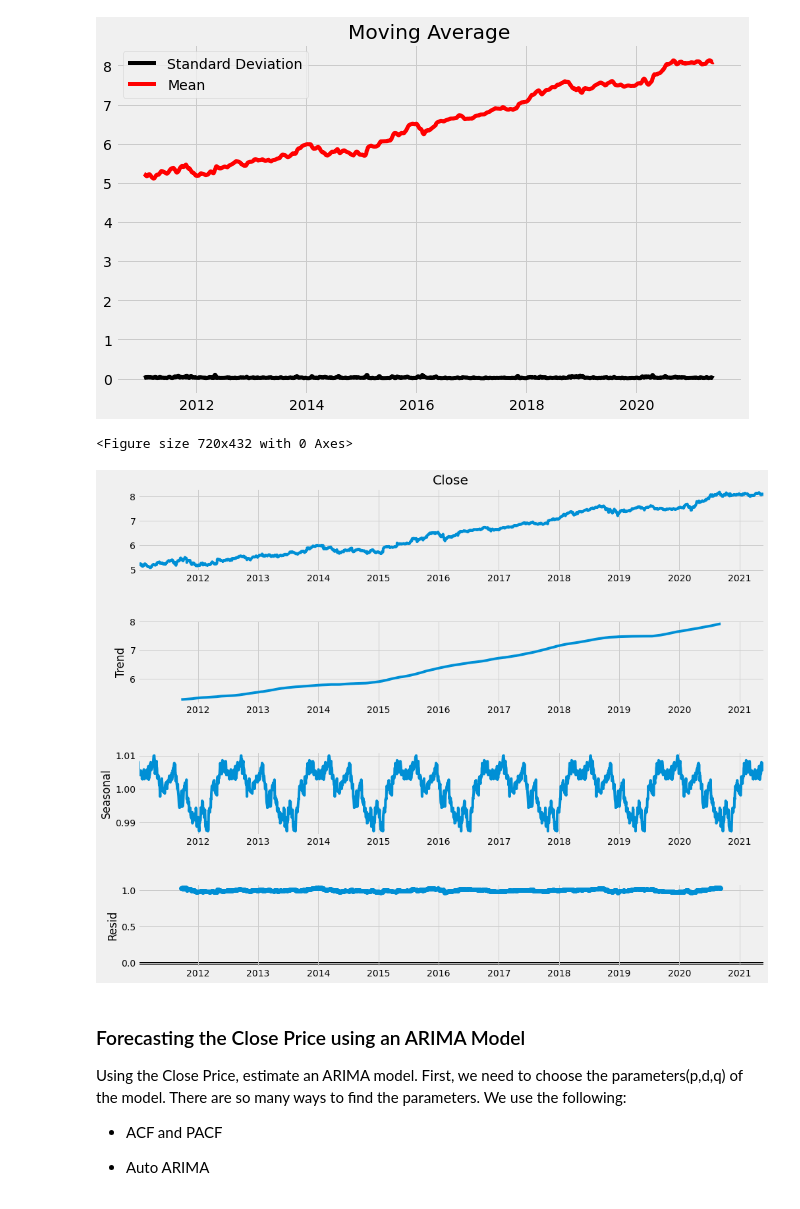
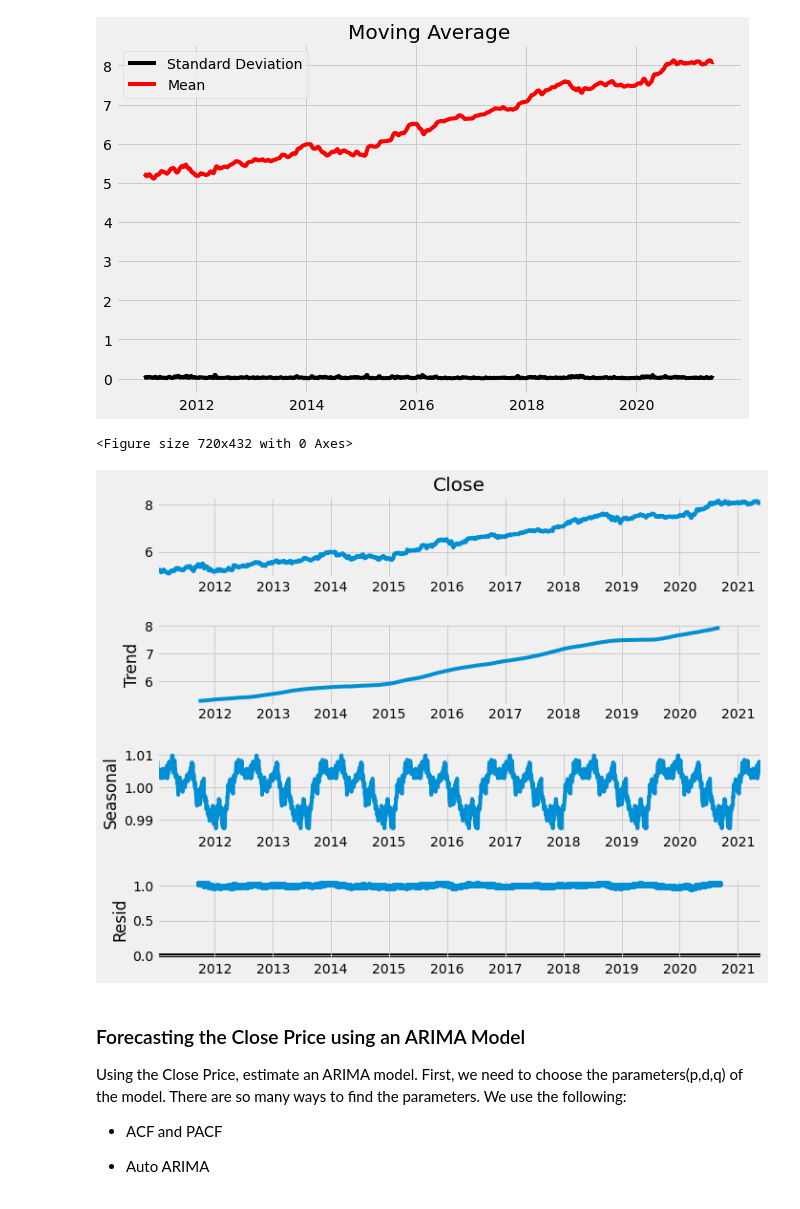
Before and after one commit to somyapanda/Project_2, a Jupyter notebook: Somya/stock_predictions_final.ipynb, the cells around one changed output. Saved outputs shown, nothing was run; the diff lists cells and outputs as text; code cells hidden in the pictures.

```diff
--- a/Somya/stock_predictions_final.ipynb
+++ b/Somya/stock_predictions_final.ipynb
@@ -154,13 +158,13 @@ plt.show()
 # %%
 from statsmodels.tsa.seasonal import seasonal_decompose
 result = seasonal_decompose(ticker_log_df, model='multiplicative', freq=365)
 
 fig = plt.figure()
 fig = result.plot()
-fig.set_size_inches(15, 12)
+fig.set_size_inches(10, 8)
 # %% [output]
 <Figure size 720x432 with 0 Axes>
-[figure, old version]
+[figure, new version]
 # %% [markdown]
 ### Forecasting the Close Price using an ARIMA Model
 
```
Also changed, not shown: parts of 42 cells of this notebook, 1 other file.
